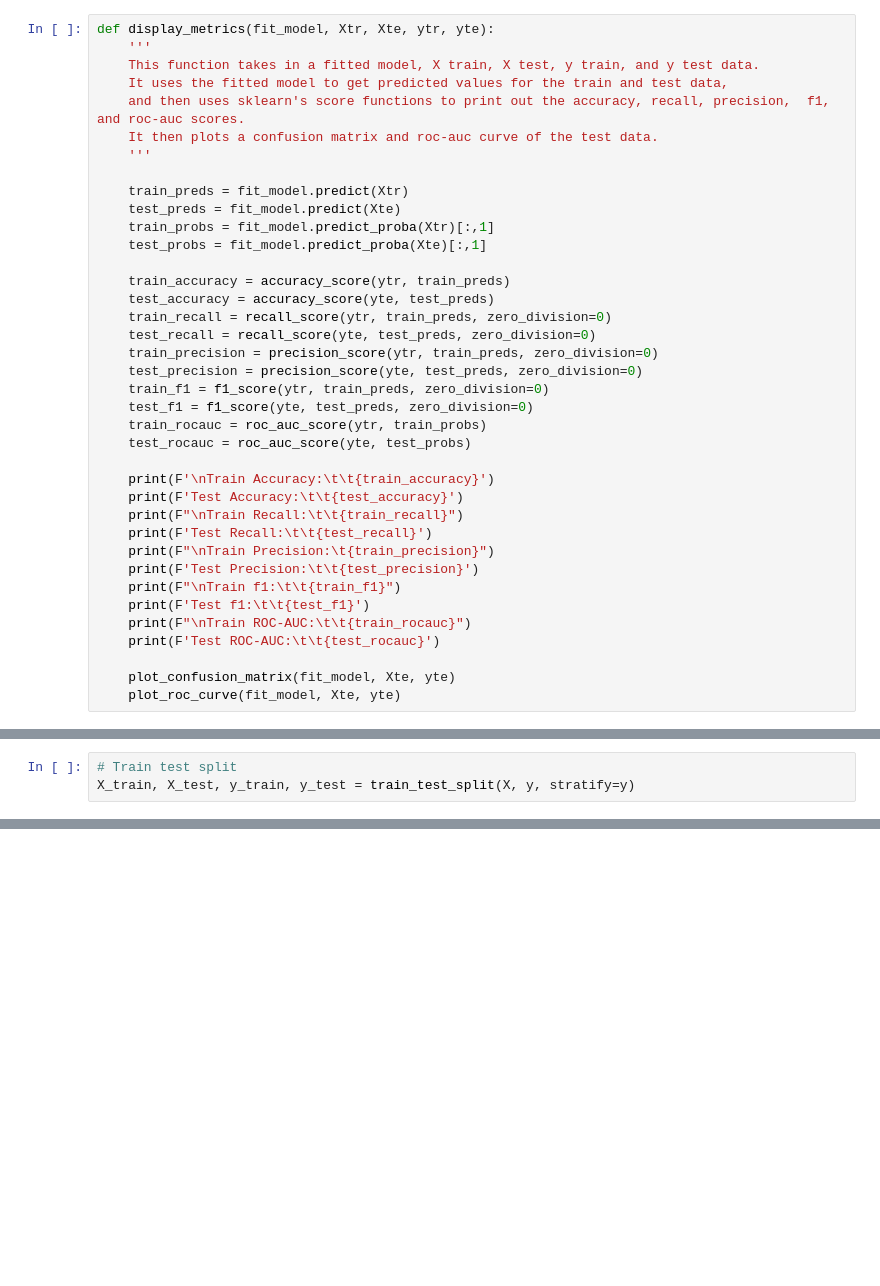
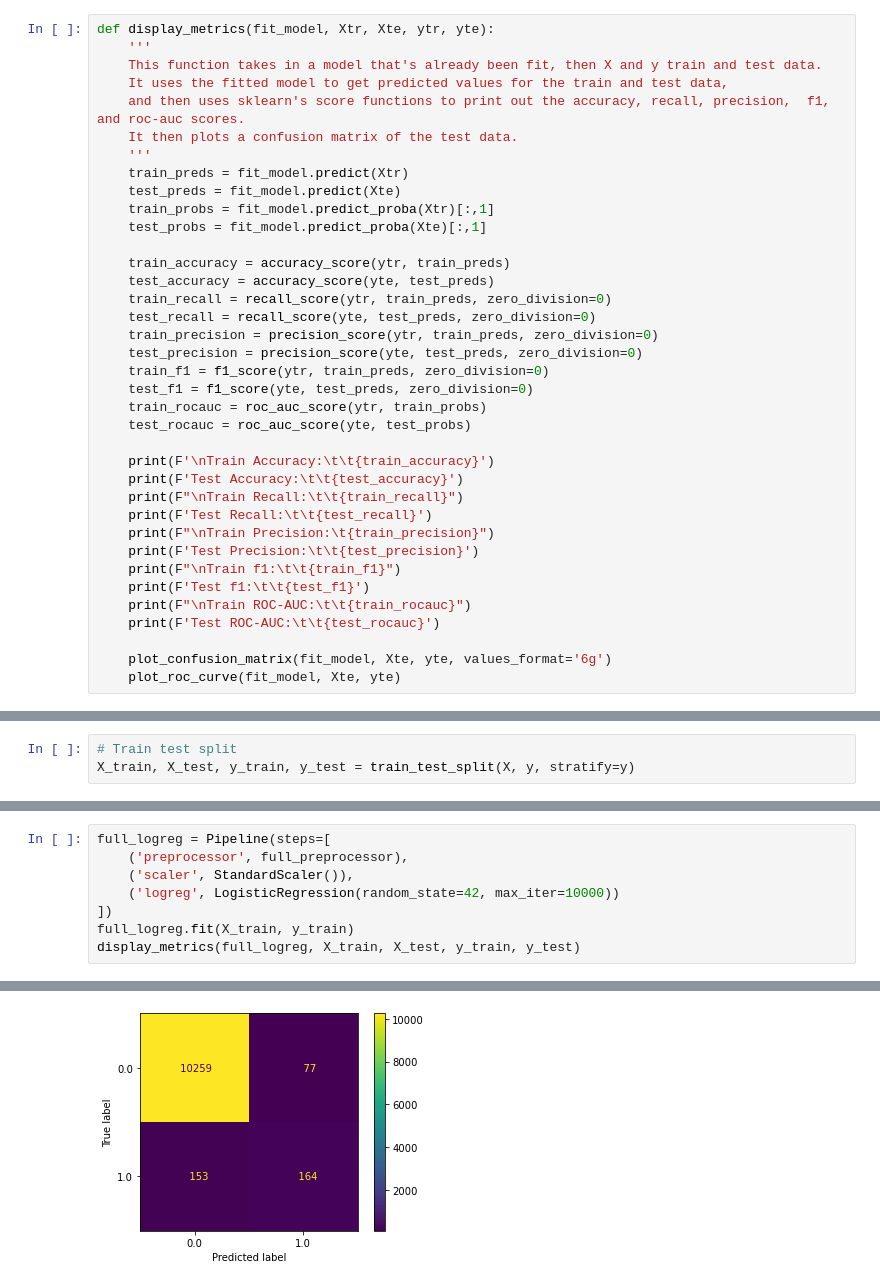
Before and after one commit to pjlannoo/ASD-Factors-ML, a Jupyter notebook: ASDClassification.ipynb, the cells around one changed output, grey strips where cells are left out. Drawn from its saved outputs; the diff is of its cells as text; blank space fills up the shorter version.

```diff
--- a/ASDClassification.ipynb
+++ b/ASDClassification.ipynb
@@ -58,12 +56,11 @@ pd.set_option('display.max_columns', None)
 # %%
 def display_metrics(fit_model, Xtr, Xte, ytr, yte):
     '''
-    This function takes in a fitted model, X train, X test, y train, and y test data.
+    This function takes in a model that's already been fit, then X and y train and test data.
     It uses the fitted model to get predicted values for the train and test data,
     and then uses sklearn's score functions to print out the accuracy, recall, precision,  f1, and roc-auc scores.
-    It then plots a confusion matrix and roc-auc curve of the test data.
+    It then plots a confusion matrix of the test data.
     '''
-
     train_preds = fit_model.predict(Xtr)
     test_preds = fit_model.predict(Xte)
     train_probs = fit_model.predict_proba(Xtr)[:,1]
@@ -91,7 +88,7 @@ def display_metrics(fit_model, Xtr, Xte, ytr, yte):
     print(F"\nTrain ROC-AUC:\t\t{train_rocauc}")
     print(F'Test ROC-AUC:\t\t{test_rocauc}')
 
-    plot_confusion_matrix(fit_model, Xte, yte)
+    plot_confusion_matrix(fit_model, Xte, yte, values_format='6g')
     plot_roc_curve(fit_model, Xte, yte)
 # %% [markdown]
 Now that we've got our imports, we need to read in the dataframe and create our target column.
@@ -277,0 +287,9 @@ X_train_u, y_train_u = under_sampler.fit_resample(X_train, y_train)
+# %%
+full_logreg = Pipeline(steps=[
+    ('preprocessor', full_preprocessor),
+    ('scaler', StandardScaler()),
+    ('logreg', LogisticRegression(random_state=42, max_iter=10000))
+])
+full_logreg.fit(X_train, y_train)
+display_metrics(full_logreg, X_train, X_test, y_train, y_test)
+# %% [output]
@@ -277,0 +310 @@ X_train_u, y_train_u = under_sampler.fit_resample(X_train, y_train)
+[figure, added]
```
Also changed, not shown: parts of 29 cells of this notebook.
